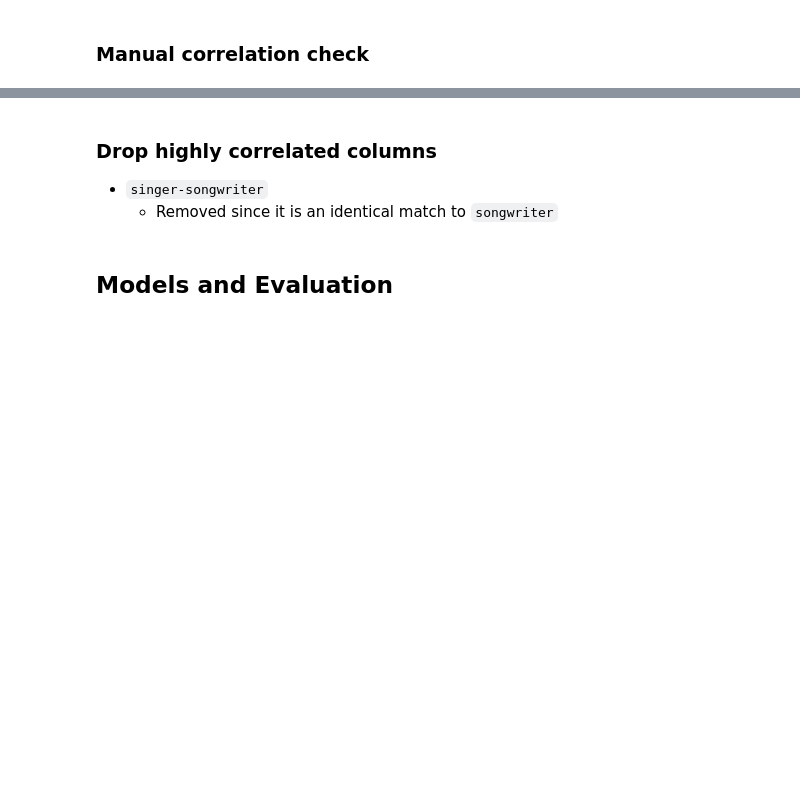
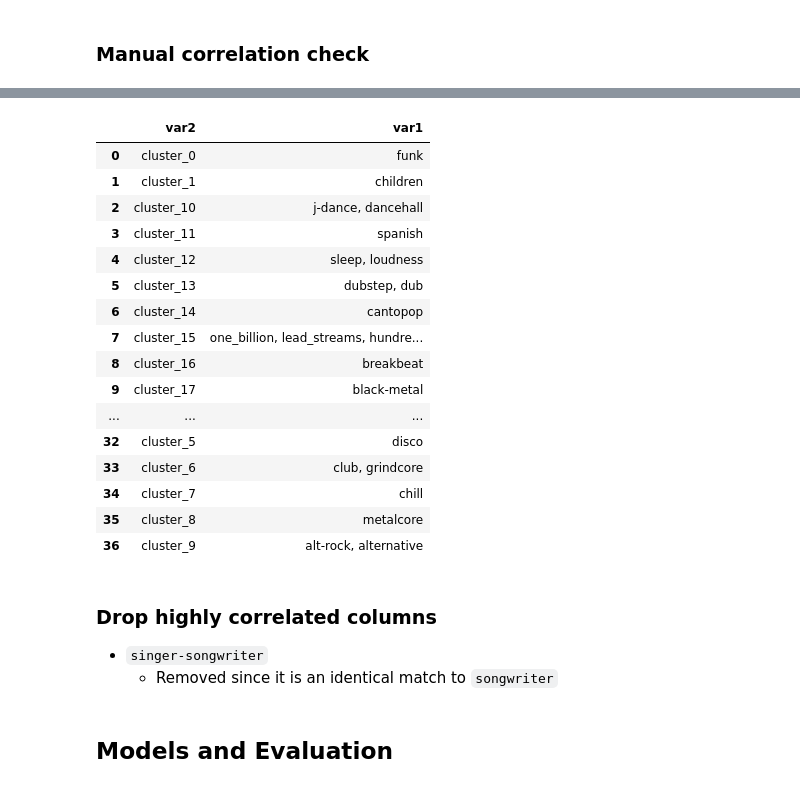
Before and after one commit to ethanc-ec/BA476-Project, a Jupyter notebook: code/project.ipynb, the cells around one changed output, grey strips where cells are left out. Saved outputs shown, nothing was run; the diff lists cells and outputs as text; code cells hidden in the pictures; blank space fills up the shorter version.

```diff
--- a/code/project.ipynb
+++ b/code/project.ipynb
@@ -302,3 +360,25 @@ print(high_corr_df.to_string(index=False))
+# %%
+high_corr_df[high_corr_df["var1"].str.contains("cluster") | high_corr_df["var2"].str.contains("cluster")].groupby("var2")["var1"].apply(
+    lambda x: ", ".join(x)
+).reset_index(name="var1").sort_values("var2")
+# %% [output]
+|  | var2 | var1 |
+| 0 | cluster_0 | funk |
+| 1 | cluster_1 | children |
+| 2 | cluster_10 | j-dance, dancehall |
+| 3 | cluster_11 | spanish |
+| 4 | cluster_12 | sleep, loudness |
+| 5 | cluster_13 | dubstep, dub |
+| 6 | cluster_14 | cantopop |
+| 7 | cluster_15 | one_billion, lead_streams, hundre... |
+| 8 | cluster_16 | breakbeat |
+| 9 | cluster_17 | black-metal |
+| ... | ... | ... |
+| 32 | cluster_5 | disco |
+| 33 | cluster_6 | club, grindcore |
+| 34 | cluster_7 | chill |
+| 35 | cluster_8 | metalcore |
+| 36 | cluster_9 | alt-rock, alternative |
 # %% [markdown]
 ### Drop highly correlated columns
 
```
Also changed, not shown: parts of 15 cells of this notebook, 7 other files.
